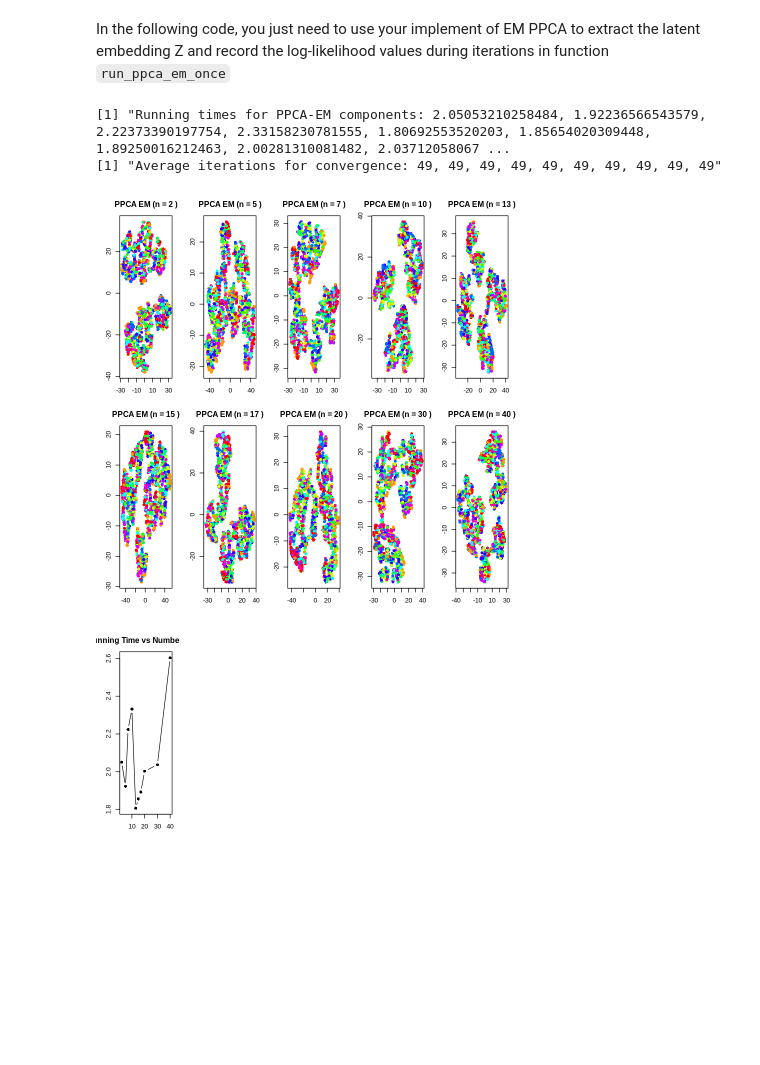
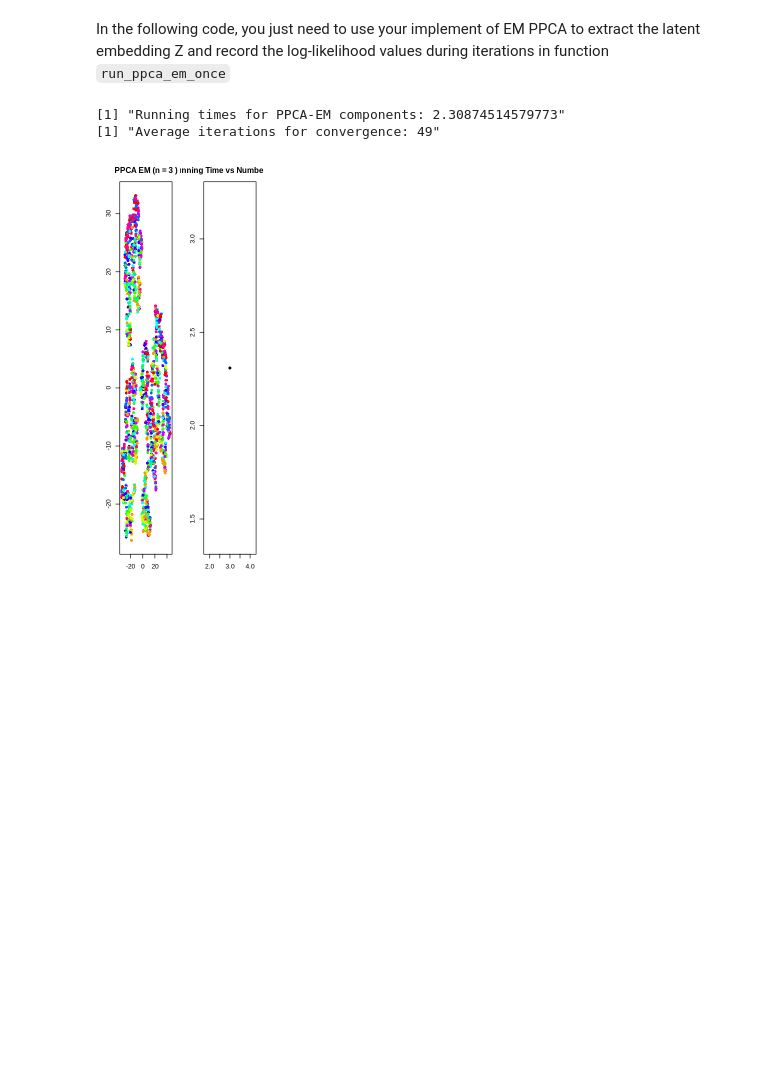
Before and after one commit to RonnieXIE2001/assi, a Jupyter notebook: Assignment1/code_R.ipynb, the cells around one changed output. Drawn from its saved outputs; the diff is of its cells as text; code cells hidden in the pictures; blank space fills up the shorter version.

```diff
--- a/Assignment1/code_R.ipynb
+++ b/Assignment1/code_R.ipynb
@@ -580,9 +556,8 @@ compare_ppca_em_components <- function(X, y, components_list = c(2, 5, 10, 20),
 # %%
 components_to_try <- c(2, 5, 7, 10, 13, 15, 17, 20, 30, 40)
 # set the number of runs to 1 for debugging and set the number of components to 3 for final submission
-compare_ppca_em_components(X, y, components_to_try, n_runs =1, n_iter = 50)
+compare_ppca_em_components(X, y, components_list = 3 , n_runs =1, n_iter = 50)
 # %% [output]
-[1] "Running times for PPCA-EM components: 2.05053210258484, 1.92236566543579, 2.22373390197754, 2.33158230781555, 1.80692553520203, 1.85654020309448, 1.89250016212463, 2.00281310081482, 2.03712058067 ...
-[1] "Average iterations for convergence: 49, 49, 49, 49, 49, 49, 49, 49, 49, 49"
+[1] "Running times for PPCA-EM components: 2.30874514579773"
+[1] "Average iterations for convergence: 49"
-[figure, old version]
+[figure, new version]
-[figure, removed]
```
Also changed, not shown: parts of 6 cells of this notebook.
